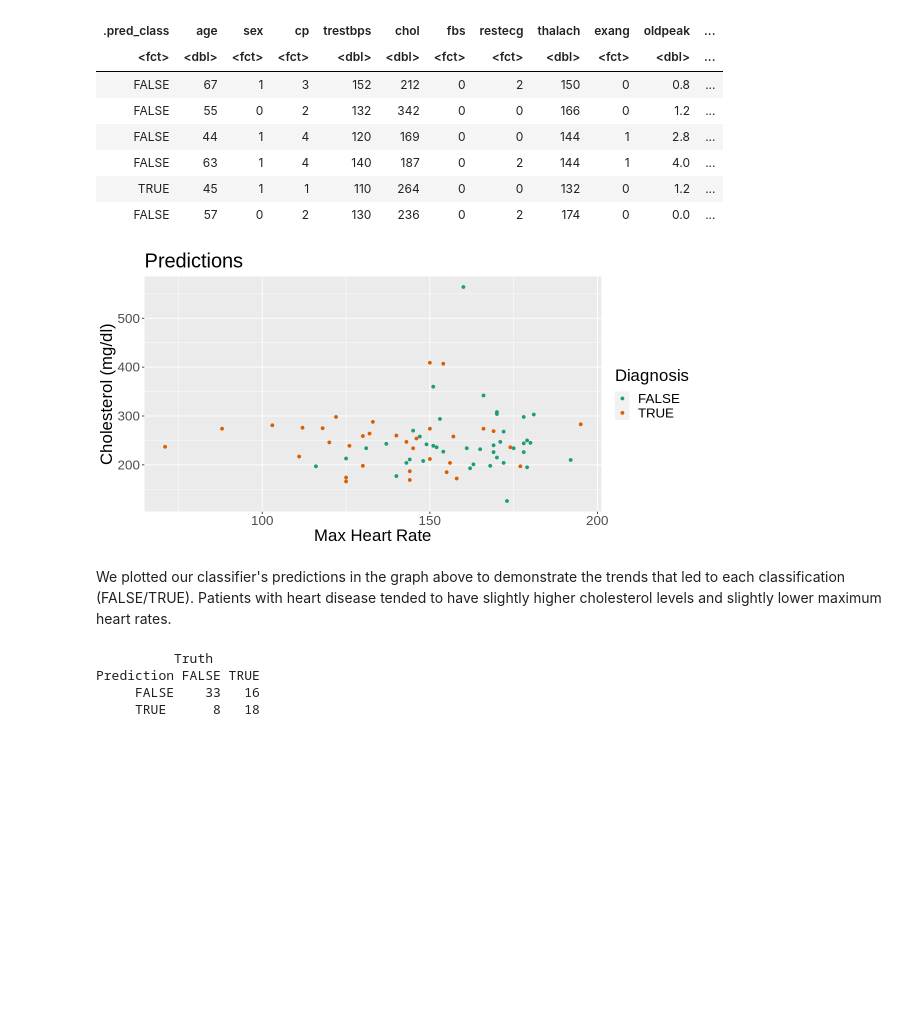
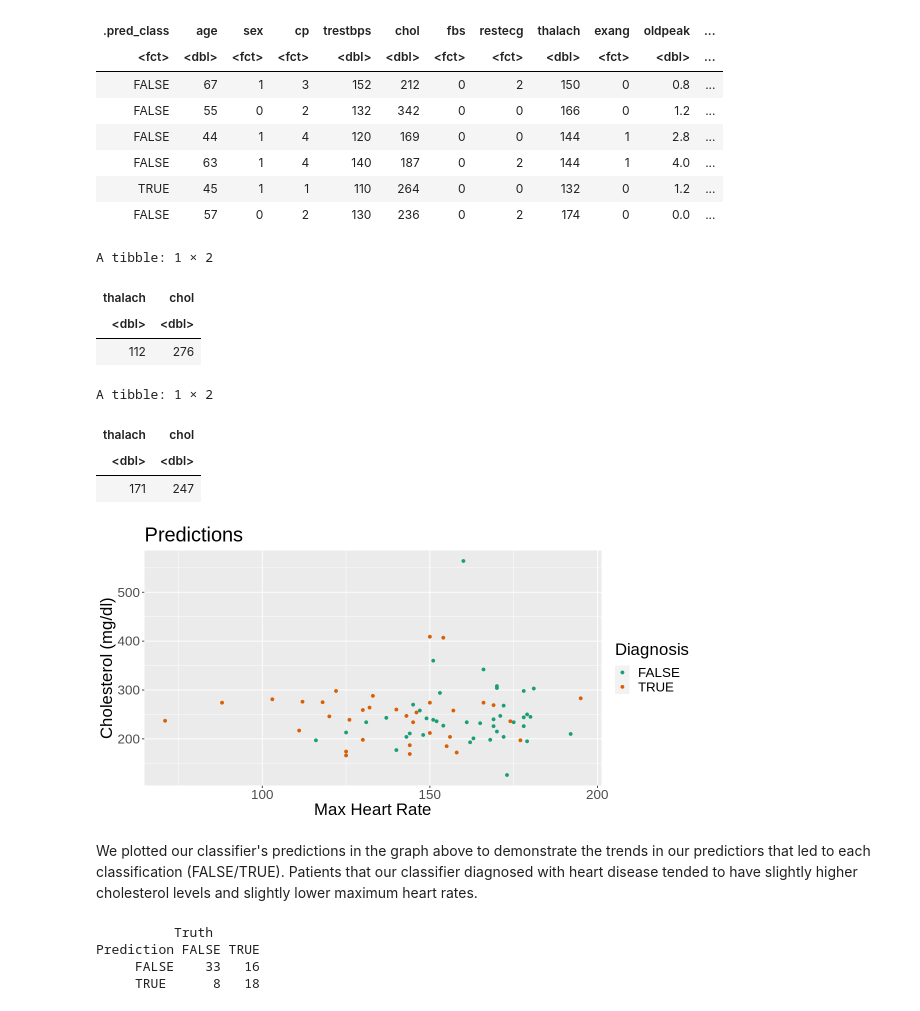
Before and after one commit to Agamchawla/group-29-project, a Jupyter notebook: group_29_project_report.ipynb, the cells around one changed output. Drawn from its saved outputs; the diff is of its cells as text; code cells hidden in the pictures; blank space fills up the shorter version.

Commit message:
truetrue falsefalse

```diff
--- a/group_29_project_report.ipynb
+++ b/group_29_project_report.ipynb
@@ -349,17 +349,36 @@ A tibble: 6 × 16
 # %%
 #visualizing results
 
 plot_results <- ggplot(predictions, aes(x = thalach, y = chol, color = diag)) +
                  geom_point() +
                  labs(x = "Max Heart Rate", y = "Cholesterol (mg/dl)", color = "Diagnosis") +
                  ggtitle("Predictions")+
                  scale_color_brewer(palette = "Dark2")+
                  theme(text = element_text(size = 20))
 plot_results
+
+truetrue<- predictions %>%
+            filter(.pred_class == TRUE, diag == TRUE) %>%
+            select(thalach, chol)%>%
+            slice(1)
+truetrue
+falsefalse<-predictions %>%
+            filter(.pred_class == FALSE, diag == FALSE) %>%
+            select(thalach, chol)%>%
+            slice(1)
+falsefalse
 # %% [output]
+A tibble: 1 × 2
+| thalach | chol |
+| <dbl> | <dbl> |
+| 112 | 276 |
+A tibble: 1 × 2
+| thalach | chol |
+| <dbl> | <dbl> |
+| 171 | 247 |
 [figure]
 # %% [markdown]
-We plotted our classifier's predictions in the graph above to demonstrate the trends that led to each classification (FALSE/TRUE).  Patients with heart disease tended to have slightly higher cholesterol levels and slightly lower maximum heart rates.
+We plotted our classifier's predictions in the graph above to demonstrate the trends in our predictiors that led to each classification (FALSE/TRUE).  Patients that our classifier diagnosed with heart disease tended to have slightly higher cholesterol levels and slightly lower maximum heart rates.
 # %%
 #confusion matrix, identifies the areas the model is weak at classifying
 conf_mat<- predictions %>%
```
